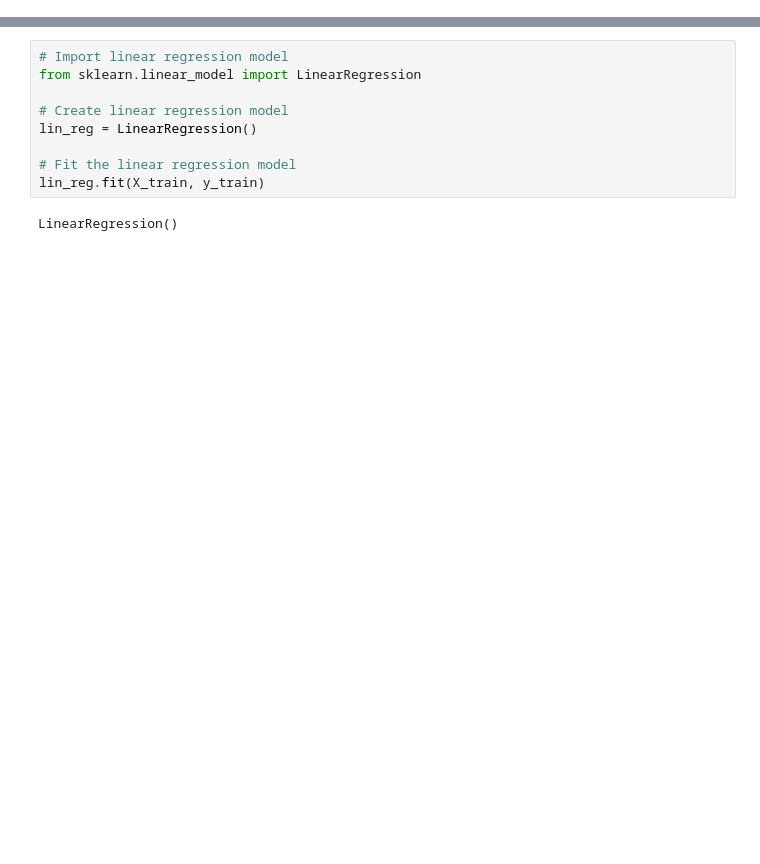
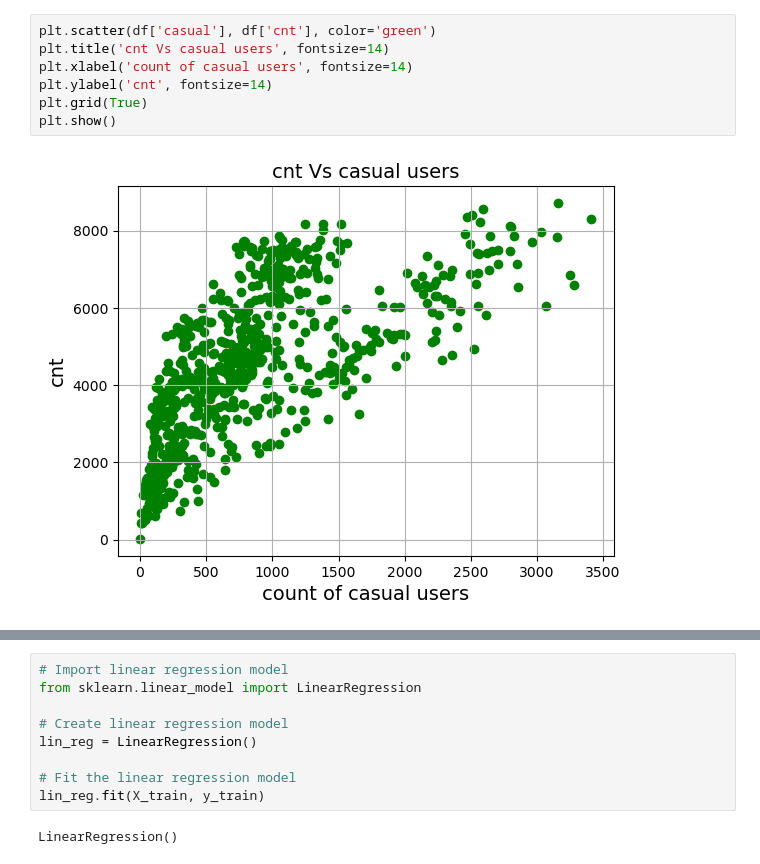
Before and after one commit to Ph1lippK/VAWI, a Jupyter notebook: Assignment_02_MatrikelNrTBD.ipynb, the cells around one changed output, grey strips where cells are left out. Drawn from its saved outputs; the diff is of its cells as text; blank space fills up the shorter version.

```diff
--- a/Assignment_02_MatrikelNrTBD.ipynb
+++ b/Assignment_02_MatrikelNrTBD.ipynb
@@ -34,0 +50,9 @@ def save_fig(fig_id, tight_layout=True, fig_extension="png", resolution=300):
+# %%
+plt.scatter(df['casual'], df['cnt'], color='green')
+plt.title('cnt Vs casual users', fontsize=14)
+plt.xlabel('count of casual users', fontsize=14)
+plt.ylabel('cnt', fontsize=14)
+plt.grid(True)
+plt.show()
+# %% [output]
+[figure, added]
```
Also changed, not shown: parts of 113 cells of this notebook, 8 other files.
